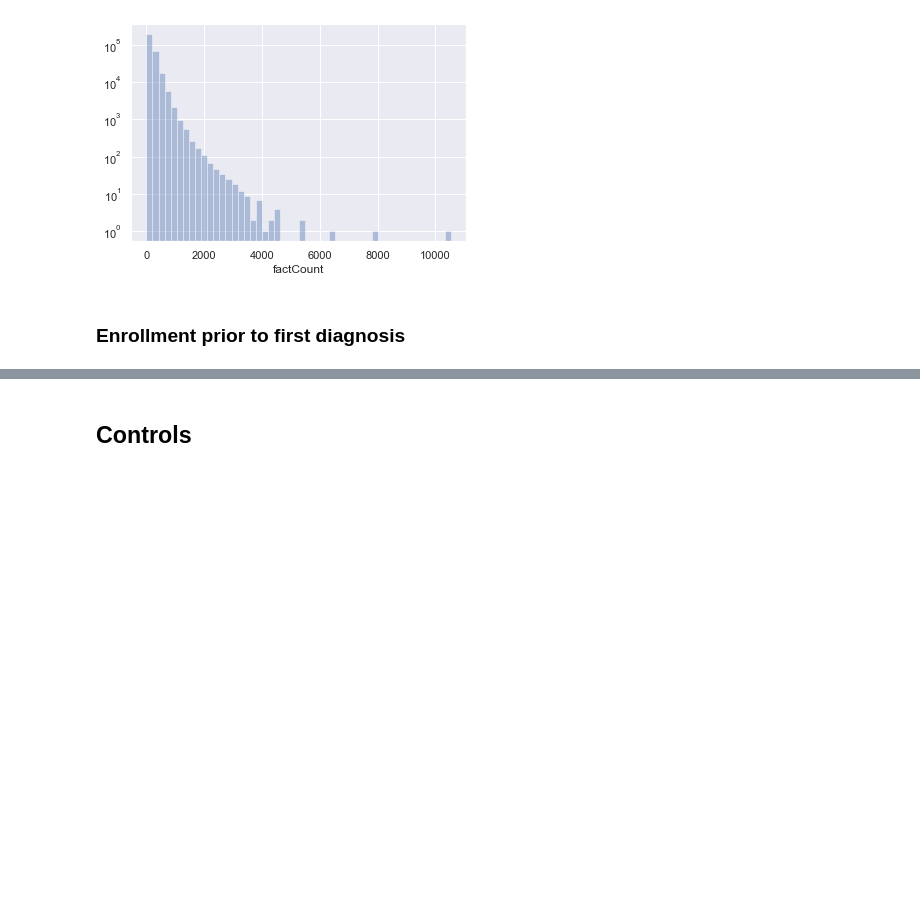
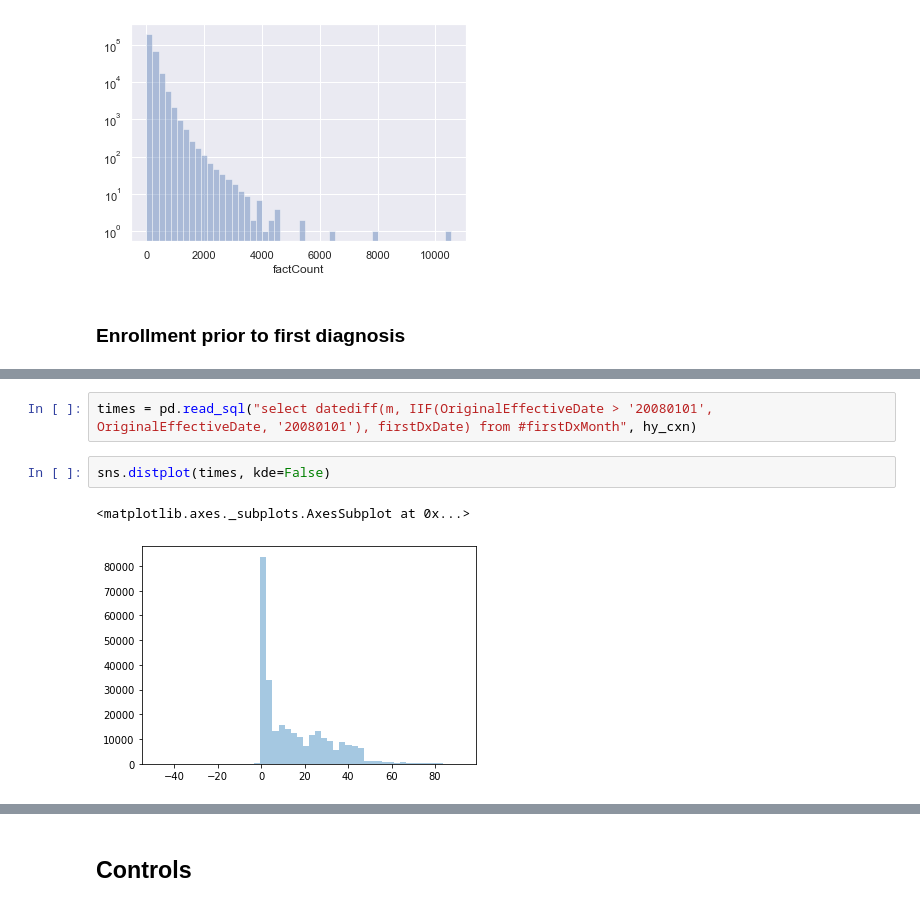
Before and after one commit to brettbj/association-robustness, a Jupyter notebook: Exploration.ipynb, the cells around one changed output, grey strips where cells are left out. Drawn from its saved outputs; the diff is of its cells as text; blank space fills up the shorter version.

```diff
--- a/Exploration.ipynb
+++ b/Exploration.ipynb
@@ -335,6 +341,13 @@ pd.read_sql('select count(*) from #deNovo', hy_cxn)
 # %% [output]
 |  |  |
 | 0 | 76705 |
+# %%
+times = pd.read_sql("select datediff(m, IIF(OriginalEffectiveDate > '20080101', OriginalEffectiveDate, '20080101'), firstDxDate) from #firstDxMonth", hy_cxn)
+# %%
+sns.distplot(times, kde=False)
+# %% [output]
+<matplotlib.axes._subplots.AxesSubplot at 0x...>
+[figure, added]
 # %%
 plt.figure(figsize=(16, 4))
 dist = age_histogram('#deNovo', cxn=hy_cxn)
```
Also changed, not shown: parts of 2 cells of this notebook.
